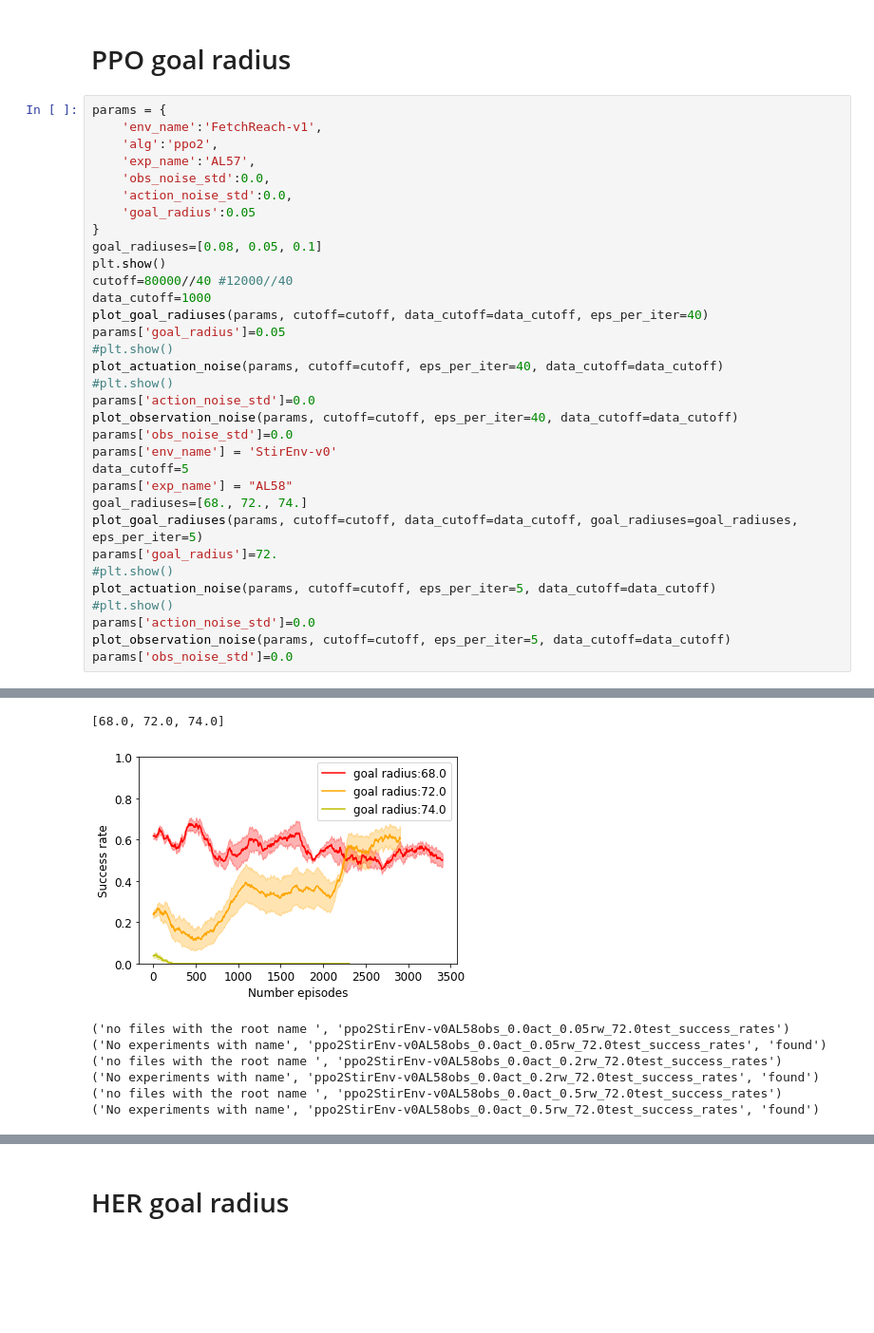
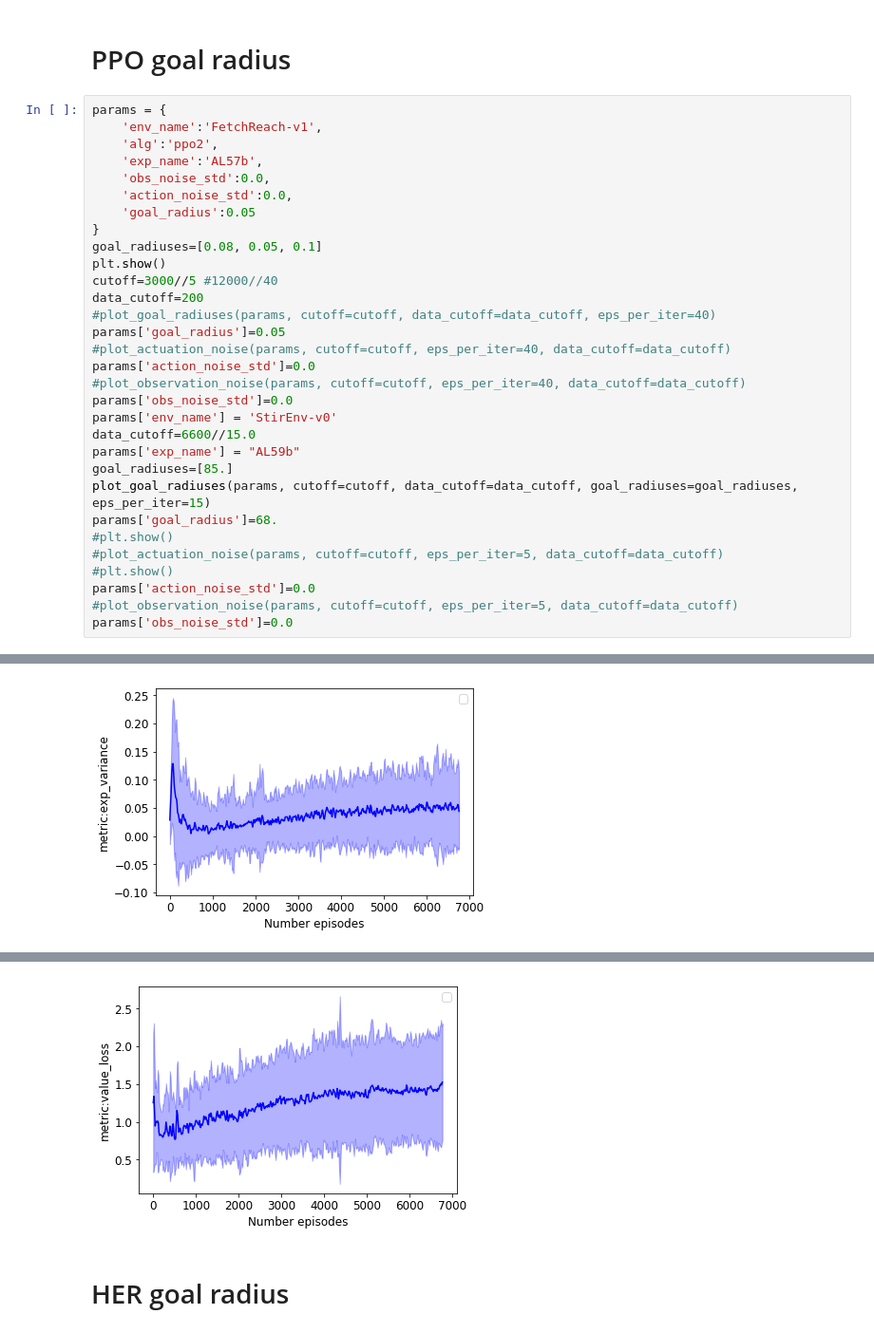
Before and after one commit to lagrassa/baselines, a Jupyter notebook: plotting.ipynb, the cells around one changed output, grey strips where cells are left out. Shown at 95% size. Cells and saved outputs as stored; diff of their text form; blank space fills up the shorter version.

```diff
--- a/plotting.ipynb
+++ b/plotting.ipynb
@@ -168,33 +126,31 @@ NameError: name 'arams' is not defined
 params = {
     'env_name':'FetchReach-v1',
     'alg':'ppo2',
-    'exp_name':'AL57',
+    'exp_name':'AL57b',
     'obs_noise_std':0.0,
     'action_noise_std':0.0,
     'goal_radius':0.05
 }
 goal_radiuses=[0.08, 0.05, 0.1]
 plt.show()
-cutoff=80000//40 #12000//40
-data_cutoff=1000
-plot_goal_radiuses(params, cutoff=cutoff, data_cutoff=data_cutoff, eps_per_iter=40)
+cutoff=3000//5 #12000//40
+data_cutoff=200
+#plot_goal_radiuses(params, cutoff=cutoff, data_cutoff=data_cutoff, eps_per_iter=40)
 params['goal_radius']=0.05
+#plot_actuation_noise(params, cutoff=cutoff, eps_per_iter=40, data_cutoff=data_cutoff)
+params['action_noise_std']=0.0
+#plot_observation_noise(params, cutoff=cutoff, eps_per_iter=40, data_cutoff=data_cutoff)
+params['obs_noise_std']=0.0
+params['env_name'] = 'StirEnv-v0'
+data_cutoff=6600//15.0
+params['exp_name'] = "AL59b"
+goal_radiuses=[85.]
+plot_goal_radiuses(params, cutoff=cutoff, data_cutoff=data_cutoff, goal_radiuses=goal_radiuses, eps_per_iter=15)
+params['goal_radius']=68.
 #plt.show()
-plot_actuation_noise(params, cutoff=cutoff, eps_per_iter=40, data_cutoff=data_cutoff)
+#plot_actuation_noise(params, cutoff=cutoff, eps_per_iter=5, data_cutoff=data_cutoff)
 #plt.show()
 params['action_noise_std']=0.0
-plot_observation_noise(params, cutoff=cutoff, eps_per_iter=40, data_cutoff=data_cutoff)
+#plot_observation_noise(params, cutoff=cutoff, eps_per_iter=5, data_cutoff=data_cutoff)
 params['obs_noise_std']=0.0
-params['env_name'] = 'StirEnv-v0'
-data_cutoff=5
-params['exp_name'] = "AL58"
-goal_radiuses=[68., 72., 74.]
-plot_goal_radiuses(params, cutoff=cutoff, data_cutoff=data_cutoff, goal_radiuses=goal_radiuses, eps_per_iter=5)
-params['goal_radius']=72.
-#plt.show()
-plot_actuation_noise(params, cutoff=cutoff, eps_per_iter=5, data_cutoff=data_cutoff)
-#plt.show()
-params['action_noise_std']=0.0
-plot_observation_noise(params, cutoff=cutoff, eps_per_iter=5, data_cutoff=data_cutoff)
-params['obs_noise_std']=0.0
 # %% [output]
@@ -239,8 +161 @@ goal radiuses was none
-[68.0, 72.0, 74.0]
-[figure, old version]
+[figure, new version]
-('no files with the root name ', 'ppo2StirEnv-v0AL58obs_0.0act_0.05rw_72.0test_success_rates')
-('No experiments with name', 'ppo2StirEnv-v0AL58obs_0.0act_0.05rw_72.0test_success_rates', 'found')
-('no files with the root name ', 'ppo2StirEnv-v0AL58obs_0.0act_0.2rw_72.0test_success_rates')
-('No experiments with name', 'ppo2StirEnv-v0AL58obs_0.0act_0.2rw_72.0test_success_rates', 'found')
-('no files with the root name ', 'ppo2StirEnv-v0AL58obs_0.0act_0.5rw_72.0test_success_rates')
-('No experiments with name', 'ppo2StirEnv-v0AL58obs_0.0act_0.5rw_72.0test_success_rates', 'found')
@@ -256,3 +164,4 @@ goal radiuses was none
+[figure, added]
 # %% [markdown]
 # HER goal radius
 # %%
```
Also changed, not shown: parts of 7 cells of this notebook, 9 other files.
